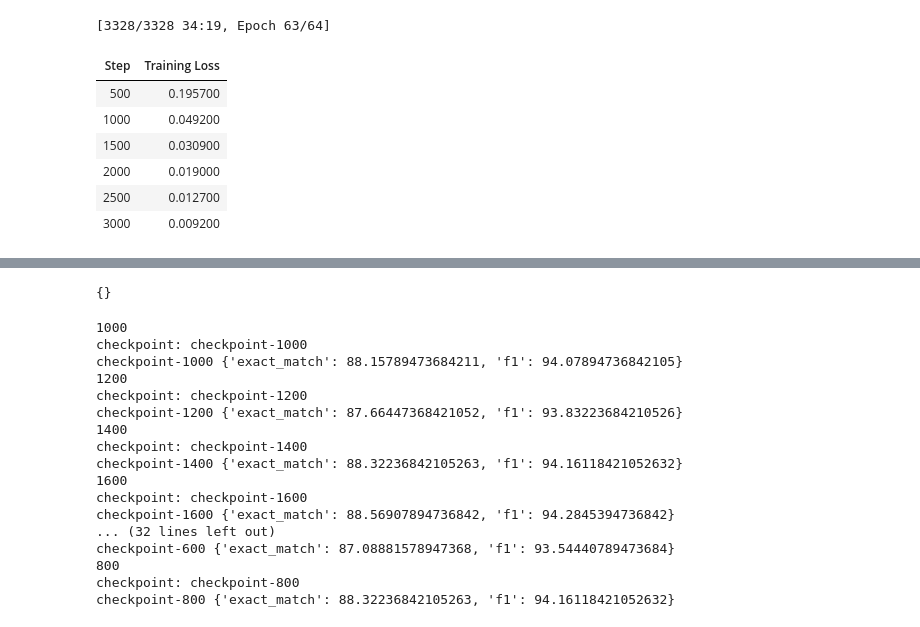
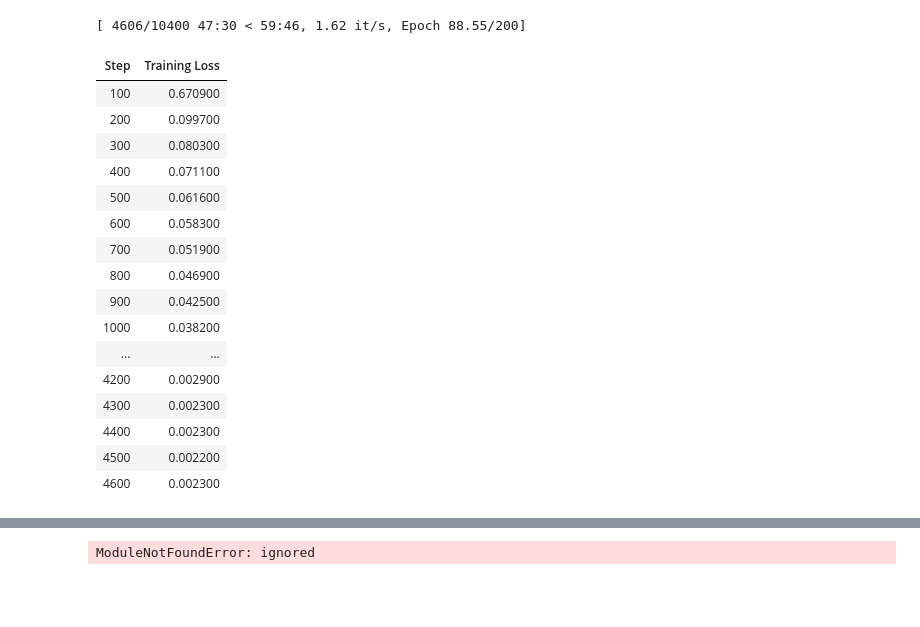
Before and after one commit to murdo25/DeepLearningZoo, a Jupyter notebook: t5_for_sentence_classification_from_CSV.ipynb, the cells around one changed output, grey strips where cells are left out. Saved outputs shown, nothing was run; the diff lists cells and outputs as text; code cells hidden in the pictures; blank space fills up the shorter version.

```diff
--- a/t5_for_sentence_classification_from_CSV.ipynb
+++ b/t5_for_sentence_classification_from_CSV.ipynb
@@ -46,7 +46,7 @@ def clean_csv(data_path):
         targets = []
 
         for row in reader:
-            inputs.append('Is this sentence about finance? ' + row[0])
+            inputs.append('Is this sentence about money? ' + row[0])
             if(row[1] == '0.0'):
                 targets.append(" Answer: NO")
             else:
@@ -227,8 +231,6 @@ def main():
 
 args_dict = {
   "num_cores": 8,
-#   'training_script': 'train_t5_squad.py',
-#   "model_name_or_path": './pretrained/gpu/checkpoint-24000',
   "model_name_or_path": 't5-small',
   "tokenizer_name": 't5-small',
   "max_len": 128 ,
@@ -241,8 +243,9 @@ args_dict = {
   "learning_rate": 1e-4,
   "tpu_num_cores": 8,
   "do_train": True,
-  "num_train_epochs": 64,
-  "save_steps": 200
+  "num_train_epochs": 200,
+  "save_steps": 300,
+  "logging_steps": 100
 }
 
 with open('args.json', 'w') as f:
@@ -256,12 +259,22 @@ main()
 Using deprecated `--per_gpu_train_batch_size` argument which will be removed in a future version. Using `--per_device_train_batch_size` is preferred.
 Using deprecated `--per_gpu_train_batch_size` argument which will be removed in a future version. Using `--per_device_train_batch_size` is preferred.
 Using deprecated `--per_gpu_train_batch_size` argument which will be removed in a future version. Using `--per_device_train_batch_size` is preferred.
 Using deprecated `--per_gpu_eval_batch_size` argument which will be removed in a future version. Using `--per_device_eval_batch_size` is preferred.
-[3328/3328 34:19, Epoch 63/64]
+[ 4606/10400 47:30 < 59:46, 1.62 it/s, Epoch 88.55/200]
 | Step | Training Loss |
-| 500 | 0.195700 |
-| 1000 | 0.049200 |
-| 1500 | 0.030900 |
-| 2000 | 0.019000 |
-| 2500 | 0.012700 |
-| 3000 | 0.009200 |
+| 100 | 0.670900 |
+| 200 | 0.099700 |
+| 300 | 0.080300 |
+| 400 | 0.071100 |
+| 500 | 0.061600 |
+| 600 | 0.058300 |
+| 700 | 0.051900 |
+| 800 | 0.046900 |
+| 900 | 0.042500 |
+| 1000 | 0.038200 |
+| ... | ... |
+| 4200 | 0.002900 |
+| 4300 | 0.002300 |
+| 4400 | 0.002300 |
+| 4500 | 0.002200 |
+| 4600 | 0.002300 |
@@ -269,4 +282,3 @@ loss:  TrainOutput(global_step=3328, training_loss=0.0484048376003137, metrics={
-{}
 # %%
 # F1: https://en.wikipedia.org/wiki/F-score
 
@@ -307,36 +319,20 @@ def normalize_answer(s):
 
     return white_space_fix(remove_articles(remove_punc(lower(s))))
 
-
-def f1_score(prediction, ground_truth):
-    prediction_tokens = normalize_answer(prediction).split()
-    ground_truth_tokens = normalize_answer(ground_truth).split()
-    common = Counter(prediction_tokens) & Counter(ground_truth_tokens)
-    num_same = sum(common.values())
-    if num_same == 0:
-        return 0
-    precision = 1.0 * num_same / len(prediction_tokens)
-    recall = 1.0 * num_same / len(ground_truth_tokens)
-    f1 = (2 * precision * recall) / (precision + recall)
-    return f1
-
-
 def exact_match_score(prediction, ground_truth):
     return (normalize_answer(prediction) == normalize_answer(ground_truth))
 
 
 def evaluate(gold_answers, predictions):
-    f1 = exact_match = total = 0
+    f1 = exact_match = total = precision = recall = 0
 
     for ground_truth, prediction in zip(gold_answers, predictions):
       total += 1
       exact_match += exact_match_score(prediction, ground_truth)
-      f1 += f1_score(prediction, ground_truth)
 
     exact_match = 100.0 * exact_match / total
-    f1 = 100.0 * f1 / total
 
-    return {'exact_match': exact_match, 'f1': f1}
+    return {'exact_match': exact_match  }
 
 def clean(result):
     result = result.replace("<pad>","")
@@ -348,11 +344,8 @@ def clean(result):
 checkpoints = "models/gpu/"
 
 for checkpoint in sorted(listdir(checkpoints)):
-    # print("checkpoint:", checkpoint)
     if(checkpoint.split("-")[0] != "checkpoint"):
         continue
-    # if(checkpoint.split("-")[1] != "83000"):
-    #     continue
 
     print(checkpoint.split("-")[1])
 
@@ -363,7 +356,7 @@ for checkpoint in sorted(listdir(checkpoints)):
     tokenizer = T5Tokenizer.from_pretrained('t5-small')
 
     valid_dataset = torch.load('valid_data.pt')
-    dataloader = torch.utils.data.DataLoader(valid_dataset, batch_size=256)
+    dataloader = torch.utils.data.DataLoader(valid_dataset, batch_size=12)
 
     answers = []
     for batch in dataloader:
@@ -379,26 +372,9 @@ for checkpoint in sorted(listdir(checkpoints)):
     for ref, pred in zip(valid_dataset, answers):
       predictions.append(clean(pred))
       references.append(clean(tokenizer.decode(ref['target_ids'])))
-
     print(checkpoint, evaluate(references, predictions))
 # %% [output]
-1000
-checkpoint: checkpoint-1000
-checkpoint-1000 {'exact_match': 88.15789473684211, 'f1': 94.07894736842105}
-1200
-checkpoint: checkpoint-1200
-checkpoint-1200 {'exact_match': 87.66447368421052, 'f1': 93.83223684210526}
-1400
-checkpoint: checkpoint-1400
-checkpoint-1400 {'exact_match': 88.32236842105263, 'f1': 94.16118421052632}
-1600
-checkpoint: checkpoint-1600
-checkpoint-1600 {'exact_match': 88.56907894736842, 'f1': 94.2845394736842}
-... (32 lines left out)
-checkpoint-600 {'exact_match': 87.08881578947368, 'f1': 93.54440789473684}
-800
-checkpoint: checkpoint-800
-checkpoint-800 {'exact_match': 88.32236842105263, 'f1': 94.16118421052632}
+ModuleNotFoundError: ignored
 # %%
 # !pip install torchsummary
 # print(batch['input_ids'].to('cuda').shape)
```
Also changed, not shown: parts of 3 cells of this notebook.
